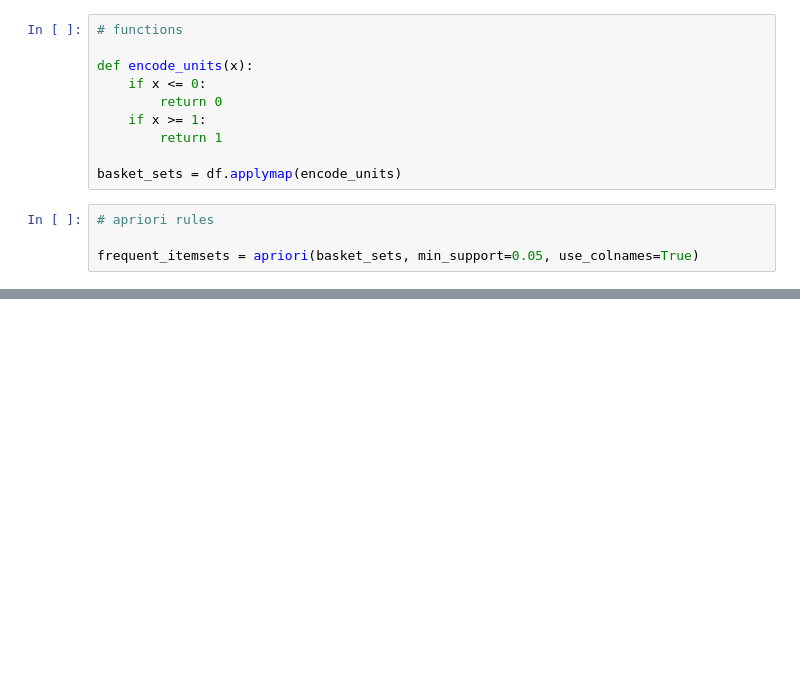
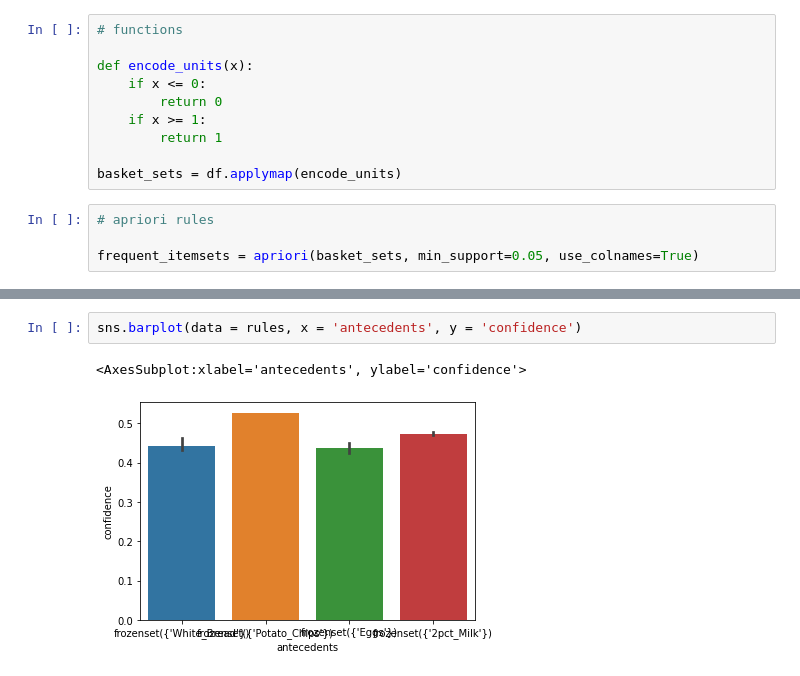
Before and after one commit to Gabrieleas10/Market_Basket_Analysis, a Jupyter notebook: mba_mlxtend.ipynb, the cells around one changed output, grey strips where cells are left out. Cells and saved outputs as stored; diff of their text form; blank space fills up the shorter version.

```diff
--- a/mba_mlxtend.ipynb
+++ b/mba_mlxtend.ipynb
@@ -56,6 +57,11 @@ rules.sort_values(by= 'confidence',ascending=False)
 | 0 | (White_Bread) | (Potato_Chips) | 0.119030 | 0.097722 | 0.051433 | 0.432099 | 4.421702 | ... |
 | 5 | (White_Bread) | (2pct_Milk) | 0.119030 | 0.109478 | 0.051433 | 0.432099 | 3.946889 | ... |
 | 2 | (Eggs) | (2pct_Milk) | 0.122704 | 0.109478 | 0.052168 | 0.425150 | 3.883414 | ... |
+# %%
+sns.barplot(data = rules, x = 'antecedents', y = 'confidence')
+# %% [output]
+<AxesSubplot:xlabel='antecedents', ylabel='confidence'>
+[figure, added]
 # %%
 # %% [output]
 |  | antecedents | consequents | antecedent support | consequent support | support | confidence | lift | ... |
```
Also changed, not shown: parts of 1 cell of this notebook.
